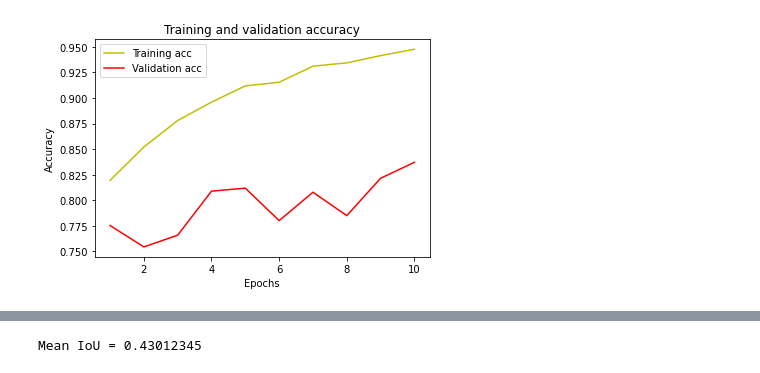
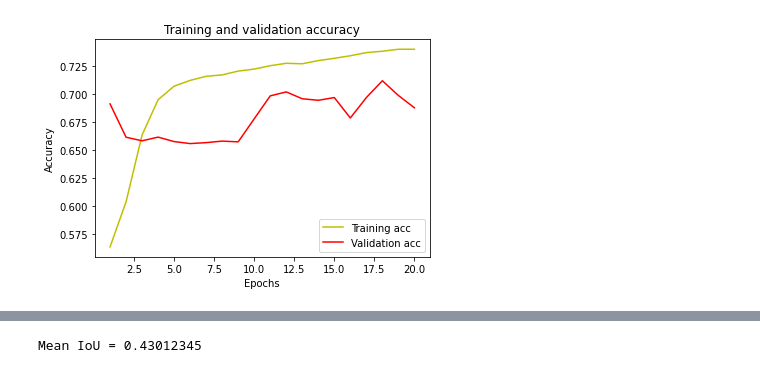
Before and after one commit to CS-433/Road_Segmentation, a Jupyter notebook: 79ca5c85-0d00-45fd-81e9-aa787898ebf5_epfml-segmentation/U_net_2.ipynb, the cells around one changed output, grey strips where cells are left out. Cells and saved outputs as stored; diff of their text form; code cells hidden in the pictures.

Commit message:
unet avec 128x128

```diff
--- a/79ca5c85-0d00-45fd-81e9-aa787898ebf5_epfml-segmentation/U_net_2.ipynb
+++ b/79ca5c85-0d00-45fd-81e9-aa787898ebf5_epfml-segmentation/U_net_2.ipynb
@@ -74,0 +91,9 @@ satImage_052.png
+# %%
+## Resizing image
+
+imgs = np.asarray(imgs)
+print(imgs.shape)
+imgs = imgs[:, 1:399, 1:399,:]
+gt_imgs = np.asarray(gt_imgs)
+print(gt_imgs.shape)
+gt_imgs = gt_imgs[:, 1:399, 1:399]
@@ -75,8 +107,8 @@ satImage_052.png
 # %%
 from patchify import patchify
 
-patch_size = 64
-step_size = 56
+patch_size = 128
+step_size = 90
 img_patches = np.asarray([patchify(imgs[i], (patch_size, patch_size,3),step_size) for i in range(n)])
 gt_patches = np.asarray([patchify(gt_imgs[i], (patch_size, patch_size),step_size) for i in range(n)])
 # %%
@@ -130,11 +162,11 @@ Mask data shape is:  (3920, 64, 64, 1)
 Max pixel value in image is:  1.0
 Max pixel value in mask is:  0.92941177
 # %%
-#2eme essai
+
 #Batch norm between convolutions
 
 def encode(inputs,filter_n, max_pooling=True):
-    filter= 32
+    filter= 16
     c1= tf.keras.layers.Conv2D(filters = filter*filter_n, kernel_size = 3, kernel_initializer = 'he_normal' , padding = 'same') (inputs)
     b1= tf.keras.layers.BatchNormalization()(c1)
     l1 = keras.layers.LeakyReLU(0)(b1)
@@ -149,7 +181,7 @@ def encode(inputs,filter_n, max_pooling=True):
 
 
 def decode(inputs_1, inputs_2, filter_n):
-    filter = 32
+    filter = 16
     ct1 = tf.keras.layers.Conv2DTranspose(filters= filter*filter_n , kernel_size = 3,strides = (2,2), padding = 'same')(inputs_1)
     b1= tf.keras.layers.BatchNormalization()(ct1)
     ccat1= tf.keras.layers.concatenate([b1, inputs_2])
@@ -163,7 +195,7 @@ def decode(inputs_1, inputs_2, filter_n):
     return l2
 
 
-def unet_model(input_size = (64,64,3)):
+def unet_model(input_size = (128,128,3)):
     inputs = Input(input_size)
 
     #encode
@@ -214,6 +246,5 @@ ________________________________________________________________________________
 history = model.fit(img_patches_list, gt_patches_list,
                     batch_size = 16,
                     verbose=1,
-                    epochs=10,
-                    validation_split=0.2 )
+                    epochs=20)  #validation_split=0.1
 # %% [output]
@@ -273,17 +299,17 @@ plt.show()
 # %%
 acc= history.history['accuracy']
 val_acc = history.history['val_accuracy']
-plt.plot(epochs, pre, 'y', label='Training acc')
-plt.plot(epochs, val_pre, 'r', label='Validation acc')
+plt.plot(epochs, acc, 'y', label='Training acc')
+plt.plot(epochs, val_acc, 'r', label='Validation acc')
 plt.title('Training and validation accuracy')
 plt.xlabel('Epochs')
 plt.ylabel('Accuracy')
 plt.legend()
 plt.show()
 
 #overfitting
 # %% [output]
-[figure, old version]
+[figure, new version]
 # %%
 #IOU
 y_pred=model.predict(X_test)
```
Also changed, not shown: parts of 13 cells of this notebook, 3 other files.
